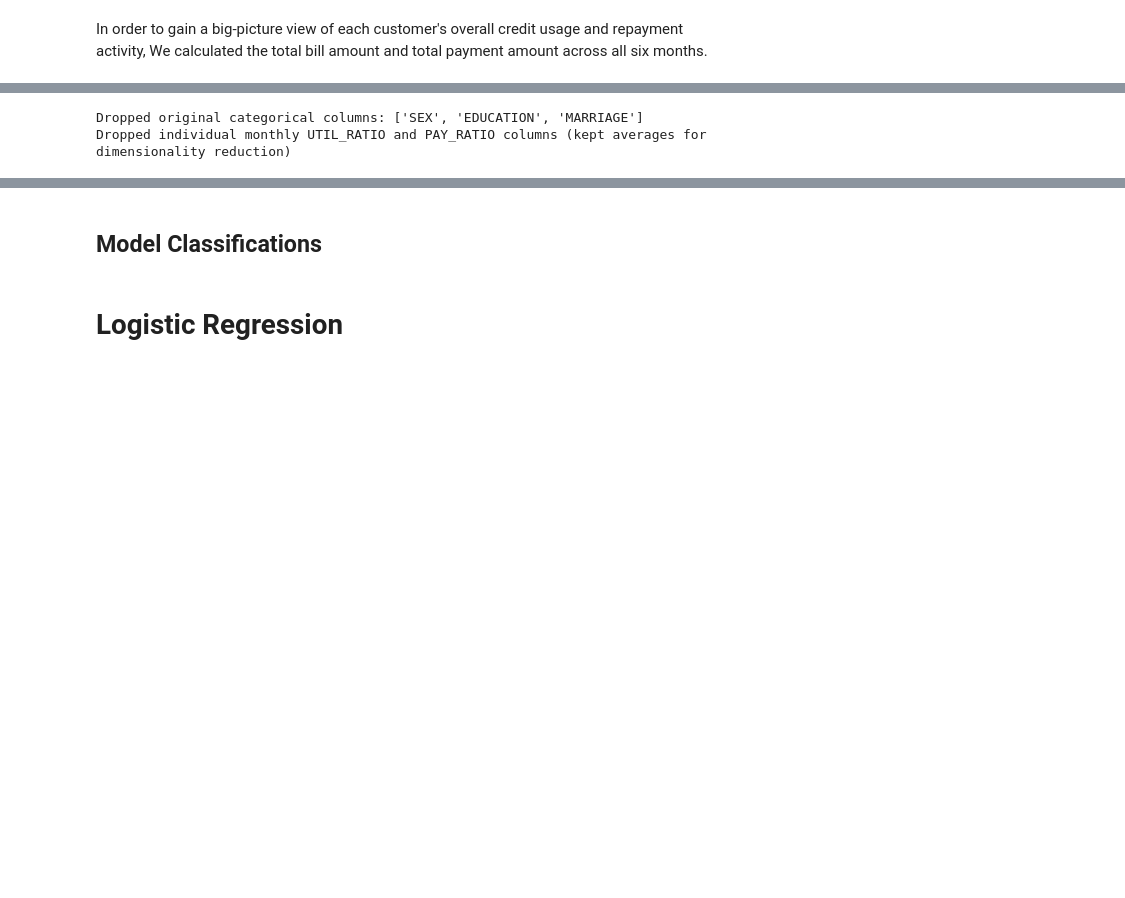
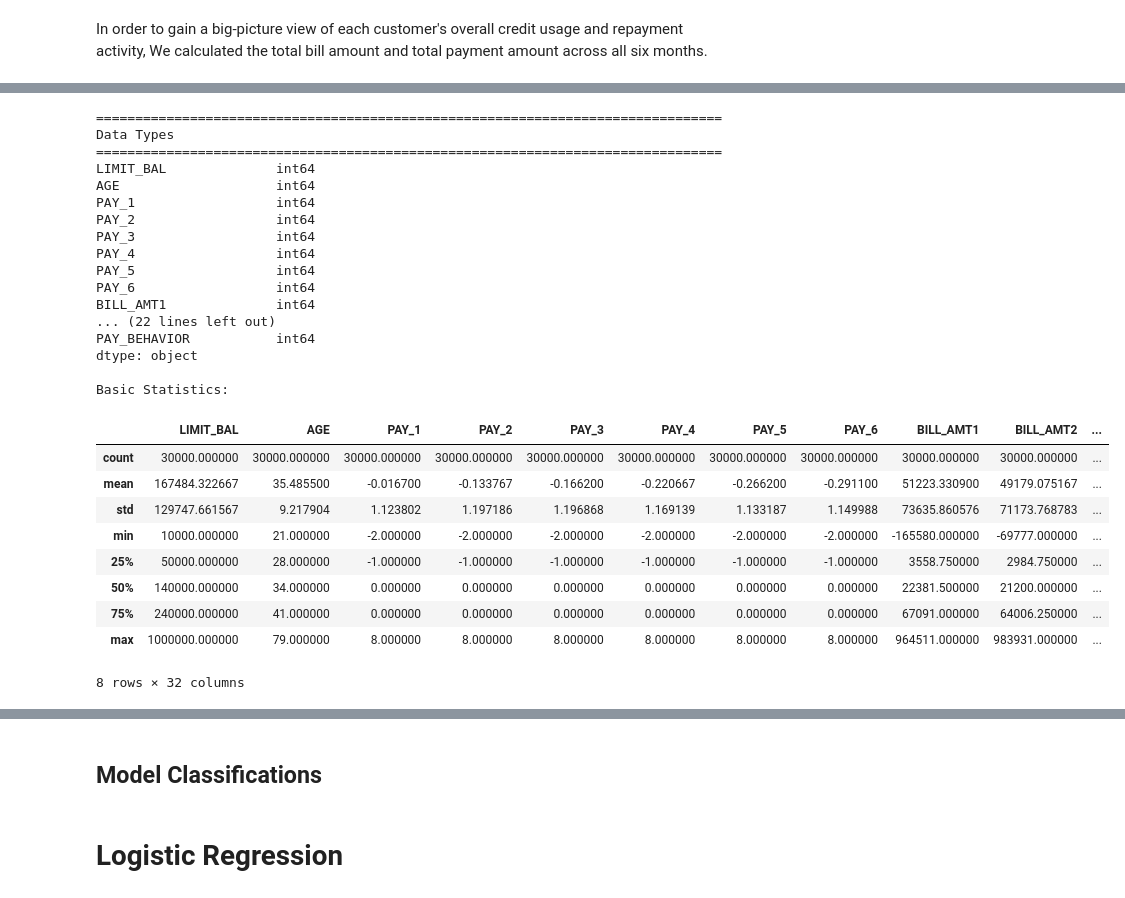
Before and after one commit to titusk2/DS-7331-, a Jupyter notebook: ds_7331_lab_two_default_data.ipynb, the cells around one changed output, grey strips where cells are left out. Drawn from its saved outputs; the diff is of its cells as text; code cells hidden in the pictures; blank space fills up the shorter version.

Commit message:
added description and narrative to explain our data quality check and pre-processing.

```diff
--- a/ds_7331_lab_two_default_data.ipynb
+++ b/ds_7331_lab_two_default_data.ipynb
@@ -532,25 +333,19 @@ MULTI-CLASS TARGET CREATION
 # %%
-# Based on the most recent payment status (PAY_1, which is September)
-# But to be more robust, use the worst payment status across all 6 months
 def classify_payment_behavior(row):
     """
-    Classify payment behavior based on worst repayment status across 6 months.
-    Class 0: Good payers (all PAY_X <= 0) - no delinquency
-    Class 1: Minor delinquency (worst PAY_X in {1, 2}) - 1-2 months delay
-    Class 2: Major delinquency (worst PAY_X >= 3) - 3+ months delay
+    Classify payment behavior based on both severity and frequency of delays.
+    Class 0: Good payers (max_status <= 0) - no delinquency
+    Class 1: Minor delinquency (max_status in {1,2} OR max_status>=3 with <2 severe delays)
+    Class 2: Major delinquency (max_status>=3 with 2+ severe delays)
     """
-    max_status = row[pay_status_cols].max()
+    max_status = row['MAX_PAY_STATUS']
+    num_severe = row['NUM_SEVERE_DELAYS']
+
     if max_status <= 0:
         return 0  # Good payer
-    elif max_status <= 2:
+    elif max_status <= 2 or (max_status >= 3 and num_severe < 2):
         return 1  # Minor delinquency
     else:
         return 2  # Major delinquency
 
 df['PAY_BEHAVIOR'] = df.apply(classify_payment_behavior, axis=1)
-
-print("PAY_BEHAVIOR distribution:")
-print(df['PAY_BEHAVIOR'].value_counts().sort_index())
-print(f"\nClass 0 (Good payers): {(df['PAY_BEHAVIOR']==0).sum()} ({(df['PAY_BEHAVIOR']==0).mean()*100:.1f}%)")
-print(f"Class 1 (Minor delinquency): {(df['PAY_BEHAVIOR']==1).sum()} ({(df['PAY_BEHAVIOR']==1).mean()*100:.1f}%)")
-print(f"Class 2 (Major delinquency): {(df['PAY_BEHAVIOR']==2).sum()} ({(df['PAY_BEHAVIOR']==2).mean()*100:.1f}%)")
@@ -597,7 +374,5 @@ ONE-HOT ENCODING
 # %%
-# ============================================================
-# 8. DROP ORIGINAL CATEGORICAL COLUMNS (replaced by encoded versions)
-# ============================================================
+# clean up the dataset and drop original categorical colum and replace with encoded versions.
 cols_to_drop = ['SEX', 'EDUCATION', 'MARRIAGE']
 df.drop(cols_to_drop, axis=1, inplace=True)
 print(f"\nDropped original categorical columns: {cols_to_drop}")
@@ -606,7 +381,3 @@ print(f"\nDropped original categorical columns: {cols_to_drop}")
 util_ratio_cols = [f'UTIL_RATIO_{i}' for i in range(1,7)]
 pay_ratio_cols = [f'PAY_RATIO_{i}' for i in range(1,7)]
 df.drop(util_ratio_cols + pay_ratio_cols, axis=1, inplace=True)
-print(f"Dropped individual monthly UTIL_RATIO and PAY_RATIO columns (kept averages for dimensionality reduction)")
-# %% [output]
-Dropped original categorical columns: ['SEX', 'EDUCATION', 'MARRIAGE']
-Dropped individual monthly UTIL_RATIO and PAY_RATIO columns (kept averages for dimensionality reduction)
@@ -613,3 +387,38 @@ Dropped individual monthly UTIL_RATIO and PAY_RATIO columns (kept averages for d
+# %%
+# check data types
+print_section_header("Data Types")
+print(df.dtypes)
+
+print("\nBasic Statistics:")
+df.describe()
+# %% [output]
+================================================================================
+Data Types
+================================================================================
+LIMIT_BAL              int64
+AGE                    int64
+PAY_1                  int64
+PAY_2                  int64
+PAY_3                  int64
+PAY_4                  int64
+PAY_5                  int64
+PAY_6                  int64
+BILL_AMT1              int64
+... (22 lines left out)
+PAY_BEHAVIOR           int64
+dtype: object
+
+Basic Statistics:
+|  | LIMIT_BAL | AGE | PAY_1 | PAY_2 | PAY_3 | PAY_4 | PAY_5 | PAY_6 | BILL_AMT1 | BILL_AMT2 | ... |
+| count | 30000.000000 | 30000.000000 | 30000.000000 | 30000.000000 | 30000.000000 | 30000.000000 | 30000.000000 | 30000.000000 | 30000.000000 | 30000.000000 | ... |
+| mean | 167484.322667 | 35.485500 | -0.016700 | -0.133767 | -0.166200 | -0.220667 | -0.266200 | -0.291100 | 51223.330900 | 49179.075167 | ... |
+| std | 129747.661567 | 9.217904 | 1.123802 | 1.197186 | 1.196868 | 1.169139 | 1.133187 | 1.149988 | 73635.860576 | 71173.768783 | ... |
+| min | 10000.000000 | 21.000000 | -2.000000 | -2.000000 | -2.000000 | -2.000000 | -2.000000 | -2.000000 | -165580.000000 | -69777.000000 | ... |
+| 25% | 50000.000000 | 28.000000 | -1.000000 | -1.000000 | -1.000000 | -1.000000 | -1.000000 | -1.000000 | 3558.750000 | 2984.750000 | ... |
+| 50% | 140000.000000 | 34.000000 | 0.000000 | 0.000000 | 0.000000 | 0.000000 | 0.000000 | 0.000000 | 22381.500000 | 21200.000000 | ... |
+| 75% | 240000.000000 | 41.000000 | 0.000000 | 0.000000 | 0.000000 | 0.000000 | 0.000000 | 0.000000 | 67091.000000 | 64006.250000 | ... |
+| max | 1000000.000000 | 79.000000 | 8.000000 | 8.000000 | 8.000000 | 8.000000 | 8.000000 | 8.000000 | 964511.000000 | 983931.000000 | ... |
+8 rows × 32 columns
 # %%
 # ============================================================
 # 9. CHECK FOR MULTICOLLINEARITY (VIF-like analysis via correlation)
```
Also changed, not shown: parts of 38 cells of this notebook.
